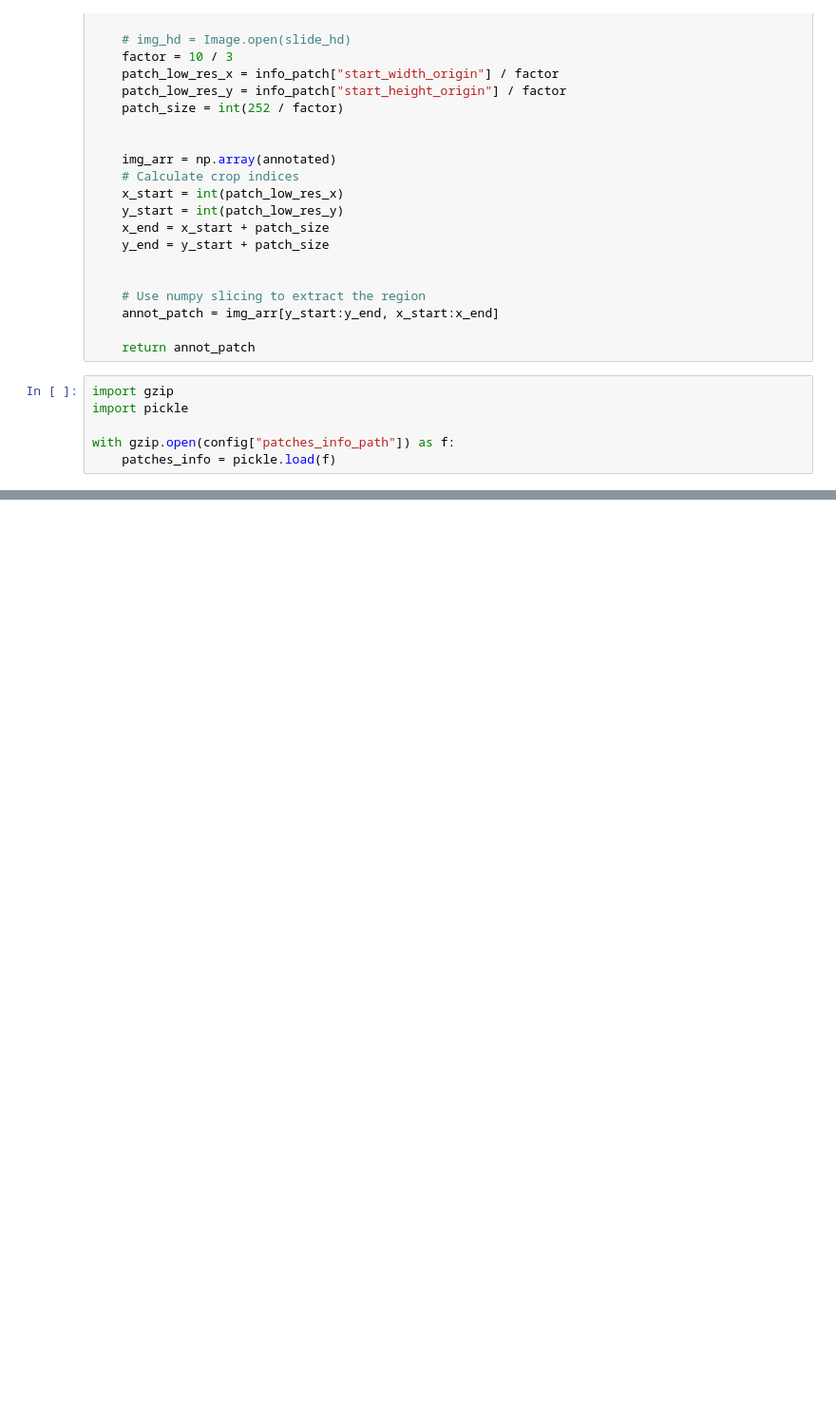
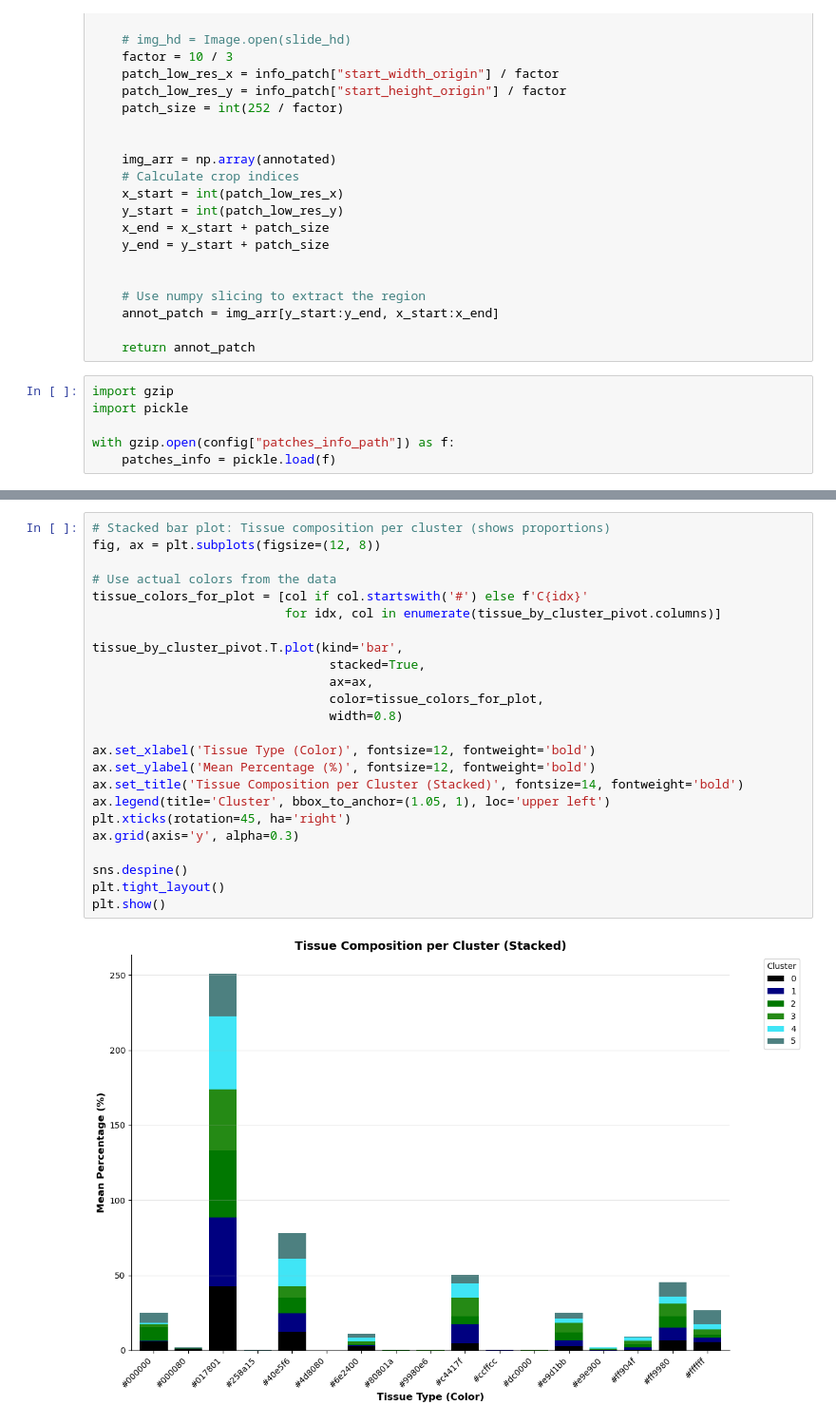
Before and after one commit to AI-for-RNA-Biology/TumorArchetype_FM, a Jupyter notebook: notebooks/TNBC/10_invasive_clusters_characterization.ipynb, the cells around one changed output, grey strips where cells are left out. Shown at 95% size. Drawn from its saved outputs; the diff is of its cells as text; blank space fills up the shorter version.

```diff
--- a/notebooks/TNBC/10_invasive_clusters_characterization.ipynb
+++ b/notebooks/TNBC/10_invasive_clusters_characterization.ipynb
@@ -470,0 +782,26 @@ df
+# %%
+# Stacked bar plot: Tissue composition per cluster (shows proportions)
+fig, ax = plt.subplots(figsize=(12, 8))
+
+# Use actual colors from the data
+tissue_colors_for_plot = [col if col.startswith('#') else f'C{idx}'
+                          for idx, col in enumerate(tissue_by_cluster_pivot.columns)]
+
+tissue_by_cluster_pivot.T.plot(kind='bar',
+                                stacked=True,
+                                ax=ax,
+                                color=tissue_colors_for_plot,
+                                width=0.8)
+
+ax.set_xlabel('Tissue Type (Color)', fontsize=12, fontweight='bold')
+ax.set_ylabel('Mean Percentage (%)', fontsize=12, fontweight='bold')
+ax.set_title('Tissue Composition per Cluster (Stacked)', fontsize=14, fontweight='bold')
+ax.legend(title='Cluster', bbox_to_anchor=(1.05, 1), loc='upper left')
+plt.xticks(rotation=45, ha='right')
+ax.grid(axis='y', alpha=0.3)
+
+sns.despine()
+plt.tight_layout()
+plt.show()
+# %% [output]
+[figure, added]
```
Also changed, not shown: parts of 30 cells of this notebook, 11 other files.
